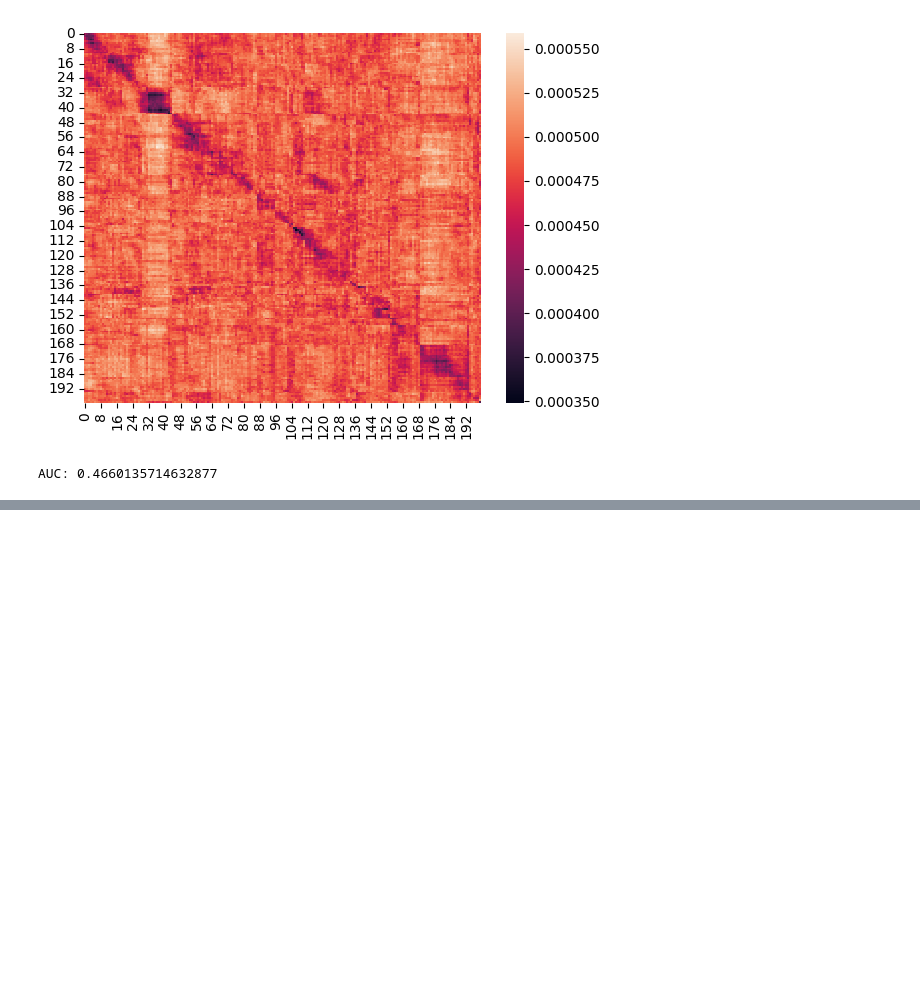
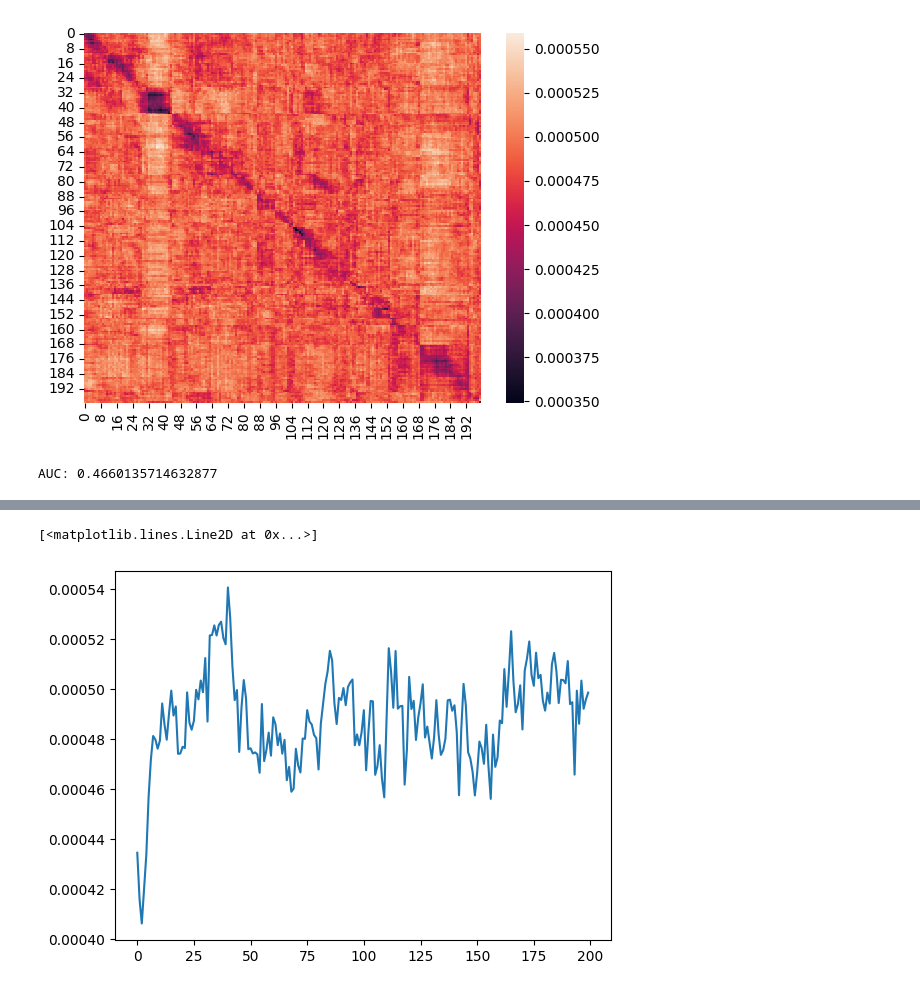
Before and after one commit to vidurayashan/VPR_Loihi, a Jupyter notebook: experiments/test_0.ipynb, the cells around one changed output, grey strips where cells are left out. Drawn from its saved outputs; the diff is of its cells as text; code cells hidden in the pictures; blank space fills up the shorter version.

```diff
--- a/experiments/test_0.ipynb
+++ b/experiments/test_0.ipynb
@@ -175,0 +178,5 @@ AUC: 0.4660135714632877
+# %%
+plt.plot(DD[0])
+# %% [output]
+[<matplotlib.lines.Line2D at 0x...>]
+[figure, added]
```
Also changed, not shown: parts of 7 cells of this notebook, 9 other files.
